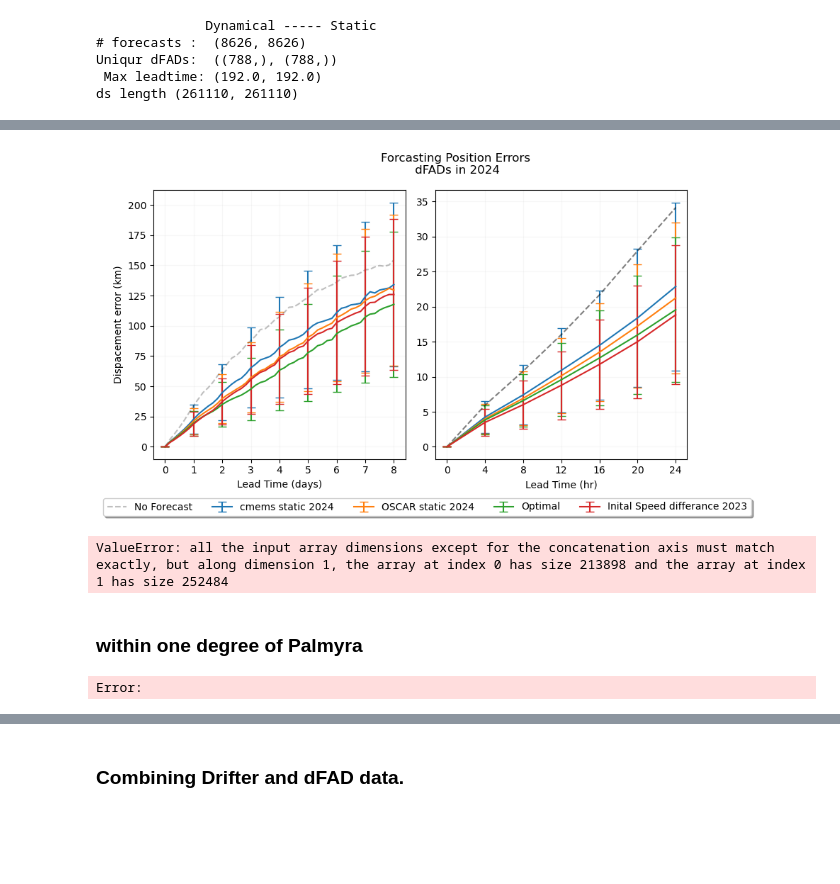
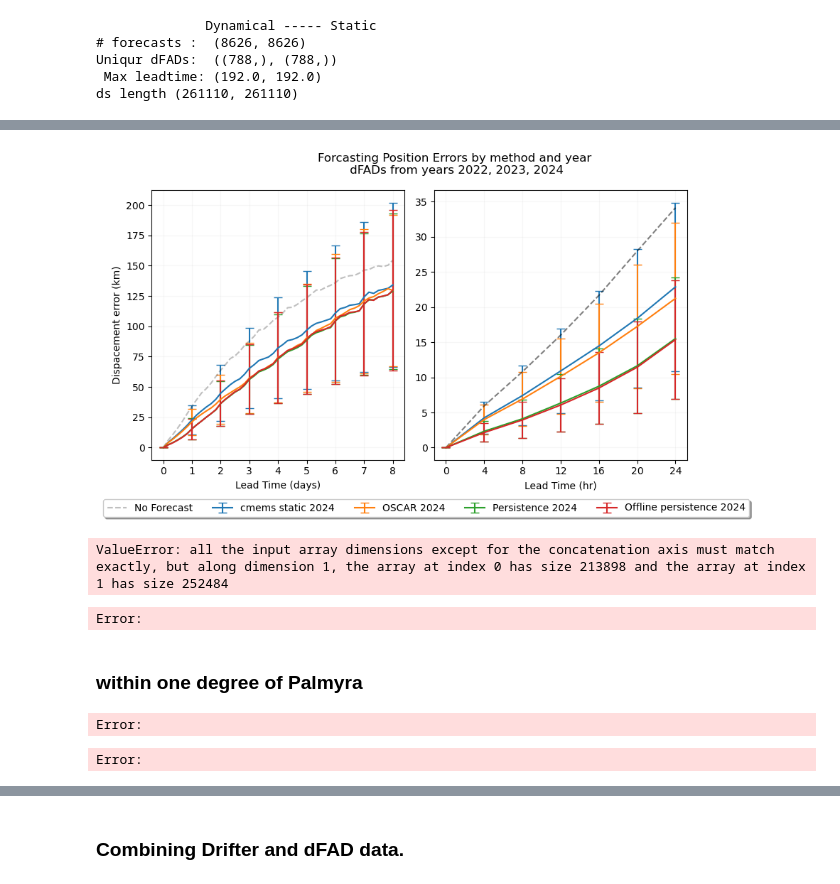
Before and after one commit to Colin-zerfass/fate-core, a Jupyter notebook: Code/Parcels/Output_analyze.ipynb, the cells around one changed output, grey strips where cells are left out. Drawn from its saved outputs; the diff is of its cells as text; code cells hidden in the pictures; blank space fills up the shorter version.

```diff
--- a/Code/Parcels/Output_analyze.ipynb
+++ b/Code/Parcels/Output_analyze.ipynb
@@ -13,16 +13,22 @@ import shapely as shp
 # %% [markdown]
 ## Analyizing Forcasts for: CMEMS, Kriging, and percistance
 # %%
-ds = pd.read_csv("saved_output/combined_cmems2024.csv")
-ds2 = pd.read_csv("./saved_output/OSCAR_2024v2.csv")
-ds3 = pd.read_csv("saved_output/optimal_cmems_OSCAR_2024.csv")
+ds = pd.read_csv("saved_output/cmems_static2024.csv")
+ds2 = pd.read_csv("./saved_output/OSCAR_2024.csv")
+ds3 = pd.read_csv("saved_output/Persistence_cmems2024.csv")
 ds4 = pd.read_csv("saved_output/No_forecast.csv")
-ds5 = pd.read_csv("saved_output/intial_speed_dif.csv")
-# ds = pd.read_csv("saved_output/cmems_dynamicalv1.csv")
-# ds2 = pd.read_csv("./saved_output/cmems_dynamical2023.csv")
-# ds3 = pd.read_csv("saved_output/combined_cmems2024.csv")
+ds5 = pd.read_csv("saved_output/combined_Autocorrelation.csv")
+# ds = pd.read_csv("saved_output/cmems_static2022.csv")
+# ds2 = pd.read_csv("./saved_output/cmems_dynamical2022.csv")
+# ds3 = pd.read_csv("saved_output/OSCAR_2022.csv")
 # ds4 = pd.read_csv("saved_output/No_forecast.csv")
 # ds5 = pd.read_csv("saved_output/cmems_static2023.csv")
+# ds6 = pd.read_csv("saved_output/cmems_dynamical2023.csv")
+# ds7 = pd.read_csv("saved_output/OSCAR_2023.csv")
+# ds8 = pd.read_csv("saved_output/cmems_static2024.csv")
+# ds9 = pd.read_csv("saved_output/cmems_dynamical2024.csv")
+# ds10 = pd.read_csv("saved_output/OSCAR_2024.csv")
+# ds11 = pd.read_csv("saved_output/No_forecast2023.csv")
 #pts = pd.read_csv("../Data/pts_csv.csv")
 #ds3 = ds3.drop(columns= "BouyID")
 # ds3=ds3.rename(columns={"Latitude_true" : "lat_true", "Longitude_true": "lon_true",
@@ -168,51 +183,72 @@ ax_stats = fig.add_subplot(gs[0,2])
 ax_stats.axis("off")
 
 # stats_k = f" Kriging vs CMEMS \n \n First 24 hours: \n {kriging_km24:0.2f} km Better \n{krigging_percent24: 0.1f} %"
 # ax_stats.text(0,0.7,stats_k)
 
 # stats_p = f" Persistance vs CMEMS \n \n First 24 hours: \n {Pers_km24:0.2f} km Better \n{Pers_percent24: 0.1f} %"
 # ax_stats.text(0,0.3,stats_p)
 
 ax0.errorbar(bins[:]/24, lte[:], yerr = std, errorevery=6, capsize = 4, label = "cmems static 2024")
-ax0.errorbar(bins[:]/24, lte2[:], yerr = std2[:], errorevery=6, capsize = 4, label = "OSCAR static 2024")
-ax0.errorbar(bins[:]/24, lte3[:], yerr = std3[:], errorevery = 6, capsize = 4, label = "Optimal")
+ax0.errorbar(bins[:]/24, lte2[:], yerr = std2[:], errorevery=6, capsize = 4, label = "OSCAR 2024")
+ax0.errorbar(bins[:]/24, lte3[:], yerr = std3[:], errorevery = 6, capsize = 4, label = "Persistence 2024")
 ax0.plot(bins[:]/24, lte4[:], label = "No Forecast", color = "k",alpha = 0.25, linestyle = "--" )
-ax0.errorbar(bins[:]/24, lte5[:], yerr = std5[:], errorevery = 6, capsize = 4, label = "Inital Speed differance 2023")
-#ax0.plot(bins/24, Noforcast, color = "k", linestyle = "--", alpha = 0.5)
-
+ax0.errorbar(bins[:]/24, lte5[:], yerr = std5[:], errorevery = 6, capsize = 4, label = "Offline persistence 2024")
 
 ax1.errorbar(bins[0:7], lte[:7], yerr = std[:7], capsize = 4)
 ax1.errorbar(bins[0:7], lte2[:7], yerr = std2[:7], capsize = 4)
 ax1.errorbar(bins[0:7], lte3[:7], yerr = std3[:7], capsize =4 )
-#ax1.errorbar(bins[0:7], lte4[:7], yerr = std4[:7], capsize =4 ,color = "k",alpha = 0.25 )
 ax1.errorbar(bins[0:7], lte5[:7], yerr = std5[:7], capsize =4 )
 ax1.plot(bins[0:7], lte4[:7],color = "k", linestyle = "--", alpha =0.5)
-#ax1.plot(bins[0:7], Noforcast[0:7], color = "k", linestyle = "--", alpha = 0.5)
+
+# colors = ["forestgreen","orangered","royalblue","k",
+#           "seagreen","chocolate","slateblue",
+#           "chartreuse","tomato","darkblue", "k"]
+# labels = [
+#     "cmems static 2022","cmems Dynamical 2022","OSCAR 2022","No Forecast",
+#     "cmems static 2023","cmems Dynamical 2023","OSCAR 2023",
+#     "cmems static 2024","cmems Dynamical 2024","OSCAR 2024", "No Forecast"
+# ]
+# datasets = [lte, lte2, lte3, lte4, lte5, lte6, lte7, lte8, lte9, lte10, lte11]
+
+# # plot on ax0 with explicit colours and labels
+# for color, label, data in zip(colors, labels, datasets):
+#     if label == "No Forecast":
+#         ax0.plot(bins[:]/24, data, label = label, color= "k", alpha = 0.25, linestyle = "--")
+#         continue
+#     ax0.plot(bins[:]/24, data, label=label, color=color)
+
+# # replicate the same colours on ax1
+# for color, label, data in zip(colors, labels, datasets):
+#     if label == "No Forecast":
+#         ax1.plot(bins[:7], data[0:7], color= "k", alpha = 0.25, linestyle = "--")
+#         continue
+#     ax1.plot(bins[0:7], data[:7], color=color)
+
+
+
 ax0.set_xticks(np.linspace(0,8,9))
 ax1.set_xticks(np.linspace(0,24,7))
-
 ax0.set_ylabel("Dispacement error (km)")
 ax0.set_xlabel("Lead Time (days)")
 ax1.set_xlabel("Lead Time (hr)")
 ax0.grid(alpha = 0.1)
 ax1.grid(alpha = 0.1)
 
-
-
 fig.legend(loc='upper center', bbox_to_anchor=(3.2/7, 0.02),
           fancybox=True, shadow=True, ncol=5)
-fig.suptitle("Forcasting Position Errors \n dFADs in 2024 ")
+fig.suptitle("Forcasting Position Errors by method and year \n dFADs from years 2022, 2023, 2024 ")
 fig.set_facecolor("#FFFFFF")
 fig.tight_layout()
 #fig.savefig(r"C:\FATE\Figures\Leadtime_cmems_krigging_persistance.png")
 # %% [output]
-[figure, old version]
+[figure, new version]
 # %%
 ## Check covarience/corrilation between cmems and kirigging.
 corrilation = np.corrcoef(ds["error_km"].dropna(), ds3["error_km"].dropna() )
 print(f"Corrilation between cmems and krigging errors: {corrilation[1,0]: 0.4f}")
 # %% [output]
 ValueError: all the input array dimensions except for the concatenation axis must match exactly, but along dimension 1, the array at index 0 has size 213898 and the array at index 1 has size 252484
+Error:
 # %% [markdown]
 ### within one degree of Palmyra
 # %%
@@ -243,6 +279,7 @@ std_1d = np.concat([pad,std_1d])
 std2_1d = np.concat([pad, std2_1d])
 # %% [output]
 Error:
+Error:
 # %%
 fig, ax = plt.subplots(1,2, figsize = (10,6))
 ax[0].errorbar(bins[:]/24, lte_1d[:], yerr = std_1d, errorevery=6, capsize = 4, label = "kriging")
```
Also changed, not shown: parts of 15 cells of this notebook, 8 other files.
